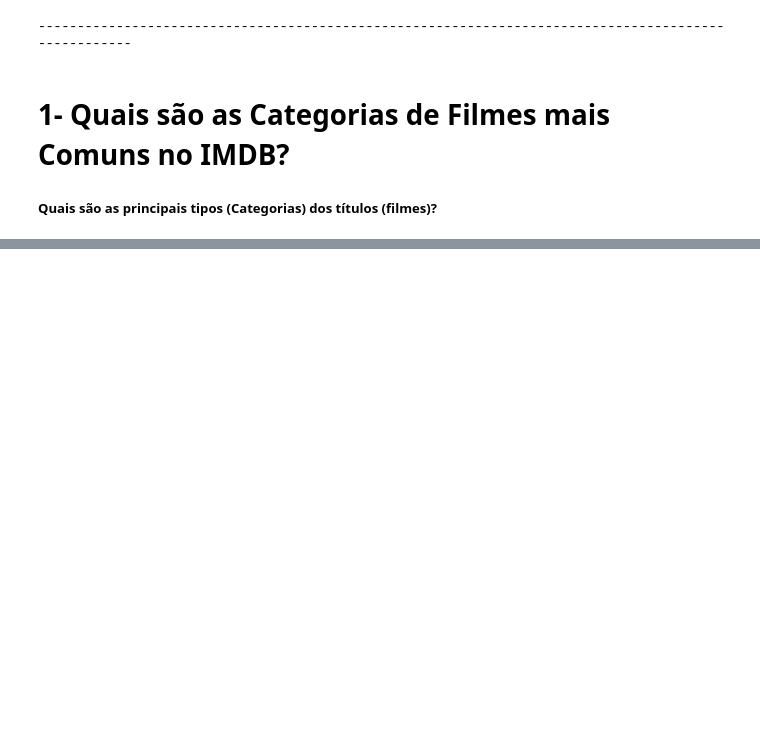
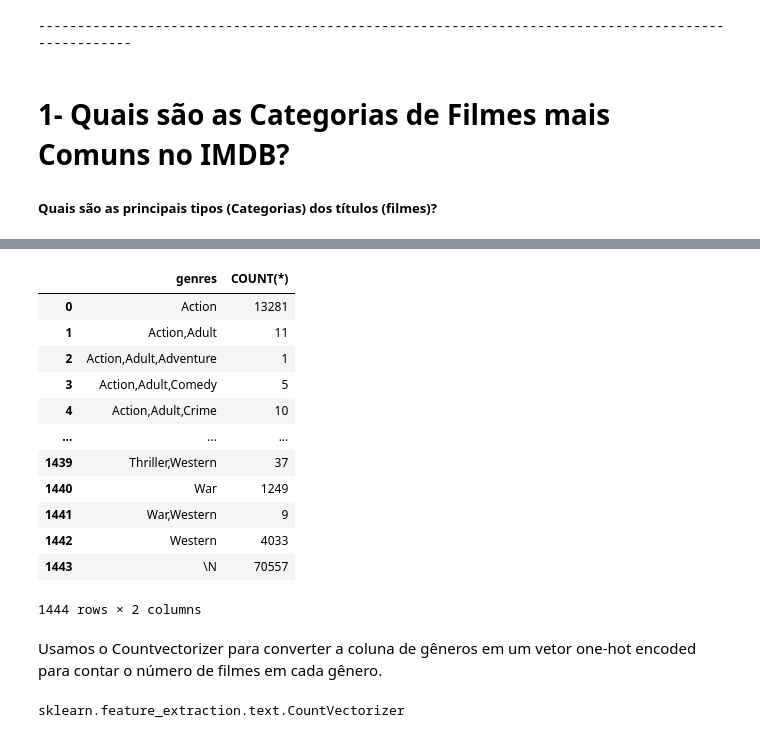
Before and after one commit to ZanataMahatma/Projetos, a Jupyter notebook: Projeto1-Dados sobre filmes no IMDB/Projeto1-Dados sobre filmes no IMDB..ipynb, the cells around one changed output, grey strips where cells are left out. Saved outputs shown, nothing was run; the diff lists cells and outputs as text; code cells hidden in the pictures; blank space fills up the shorter version.

```diff
--- a/Projeto1-Dados sobre filmes no IMDB/Projeto1-Dados sobre filmes no IMDB..ipynb
+++ b/Projeto1-Dados sobre filmes no IMDB/Projeto1-Dados sobre filmes no IMDB..ipynb
@@ -219,0 +252,23 @@ resultado1 = resultado1.sort_values(by = 'COUNT', ascending = False)
+# %%
+# Cria a consulta SQL
+consulta2 = '''SELECT genres, COUNT(*) FROM titles WHERE type = 'movie' GROUP BY genres'''
+# %%
+# Resultado
+resultado2 = pd.read_sql_query(consulta2, conn)
+# %%
+# Visualiza o resultado
+display(resultado2)
+# %% [output]
+|  | genres | COUNT(*) |
+| 0 | Action | 13281 |
+| 1 | Action,Adult | 11 |
+| 2 | Action,Adult,Adventure | 1 |
+| 3 | Action,Adult,Comedy | 5 |
+| 4 | Action,Adult,Crime | 10 |
+| ... | ... | ... |
+| 1439 | Thriller,Western | 37 |
+| 1440 | War | 1249 |
+| 1441 | War,Western | 9 |
+| 1442 | Western | 4033 |
+| 1443 | \N | 70557 |
+1444 rows × 2 columns
@@ -219,0 +281,2 @@ resultado1 = resultado1.sort_values(by = 'COUNT', ascending = False)
+# %% [markdown]
+Usamos o Countvectorizer para converter a coluna de gêneros em um vetor one-hot encoded para contar o número de filmes em cada gênero.
@@ -219,0 +291,4 @@ resultado1 = resultado1.sort_values(by = 'COUNT', ascending = False)
+# %%
+type(vetor)
+# %% [output]
+sklearn.feature_extraction.text.CountVectorizer
```
Also changed, not shown: parts of 25 cells of this notebook.
